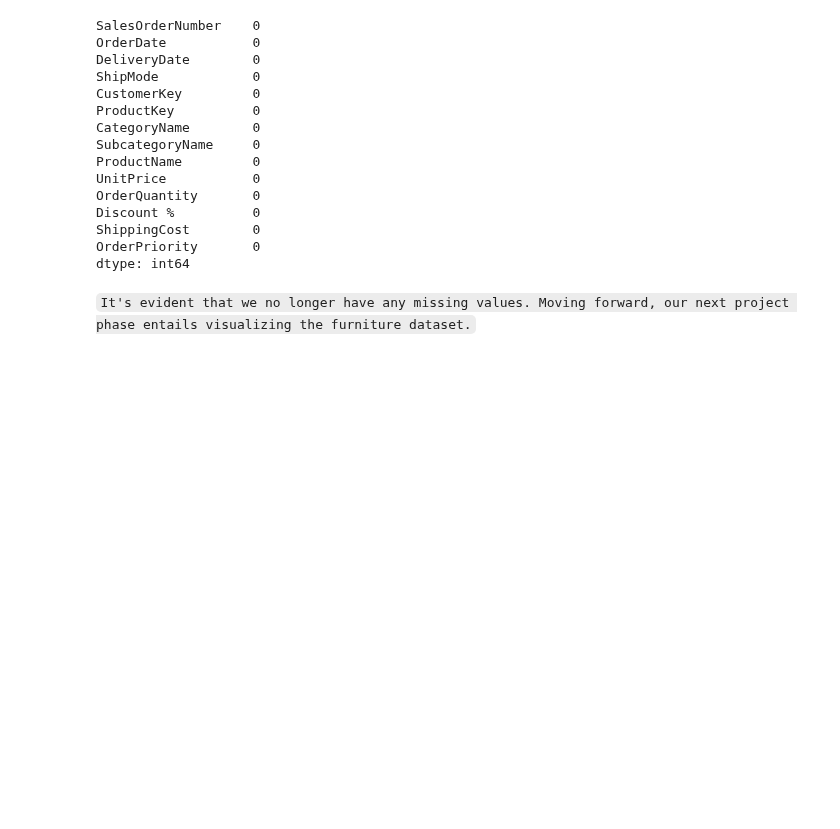
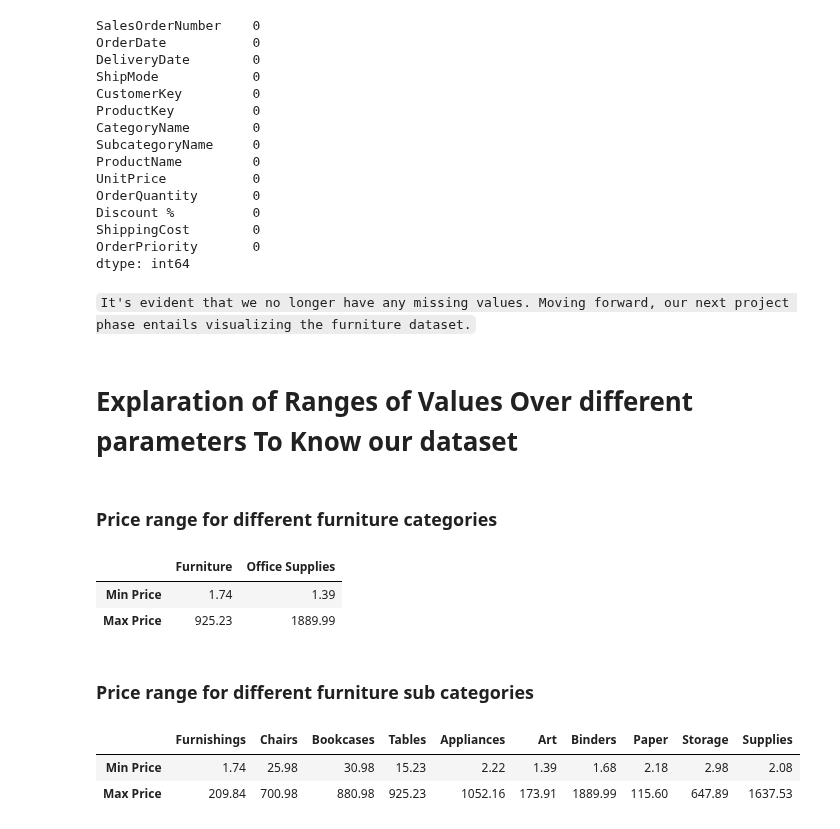
Before and after one commit to SimmiSheetalJain/Uncovering-furniture-sales-insights, a Jupyter notebook: Uncovering-Furniture-Sales-Insights.ipynb, the cells around one changed output. Drawn from its saved outputs; the diff is of its cells as text; code cells hidden in the pictures; blank space fills up the shorter version.

```diff
--- a/Uncovering-Furniture-Sales-Insights.ipynb
+++ b/Uncovering-Furniture-Sales-Insights.ipynb
@@ -288,3 +288,35 @@ OrderPriority       0
 dtype: int64
 # %% [markdown]
 `It's evident that we no longer have any missing values. Moving forward, our next project phase entails visualizing the furniture dataset.`
+# %% [markdown]
+# Explaration of Ranges of Values Over different parameters To Know our dataset
+# %% [markdown]
+###  Price range for different furniture categories
+# %%
+sub_fdf1 = fdf[['CategoryName','UnitPrice']]
+Category_types = sub_fdf1.CategoryName.unique()
+price_range = pd.DataFrame(index=['Min Price','Max Price'])
+for cat_type in Category_types:
+    min_price=sub_fdf1[sub_fdf1['CategoryName']==cat_type]['UnitPrice'].min()
+    max_price=sub_fdf1[sub_fdf1['CategoryName']==cat_type]['UnitPrice'].max()
+    price_range[cat_type] =  (min_price,max_price)
+price_range
+# %% [output]
+|  | Furniture | Office Supplies |
+| Min Price | 1.74 | 1.39 |
+| Max Price | 925.23 | 1889.99 |
+# %% [markdown]
+### Price range for different furniture sub categories
+# %%
+sub_fdf2 = fdf[['SubcategoryName','UnitPrice']]
+Sub_Category_types = sub_fdf2.SubcategoryName.unique()
+price_range = pd.DataFrame(index=['Min Price','Max Price'])
+for cat_type in Sub_Category_types:
+    min_price=sub_fdf2[sub_fdf2['SubcategoryName']==cat_type]['UnitPrice'].min()
+    max_price=sub_fdf2[sub_fdf2['SubcategoryName']==cat_type]['UnitPrice'].max()
+    price_range[cat_type] =  (min_price,max_price)
+price_range
+# %% [output]
+|  | Furnishings | Chairs | Bookcases | Tables | Appliances | Art | Binders | Paper | Storage | Supplies |
+| Min Price | 1.74 | 25.98 | 30.98 | 15.23 | 2.22 | 1.39 | 1.68 | 2.18 | 2.98 | 2.08 |
+| Max Price | 209.84 | 700.98 | 880.98 | 925.23 | 1052.16 | 173.91 | 1889.99 | 115.60 | 647.89 | 1637.53 |
```
Also changed, not shown: parts of 12 cells of this notebook, 1 other file.
